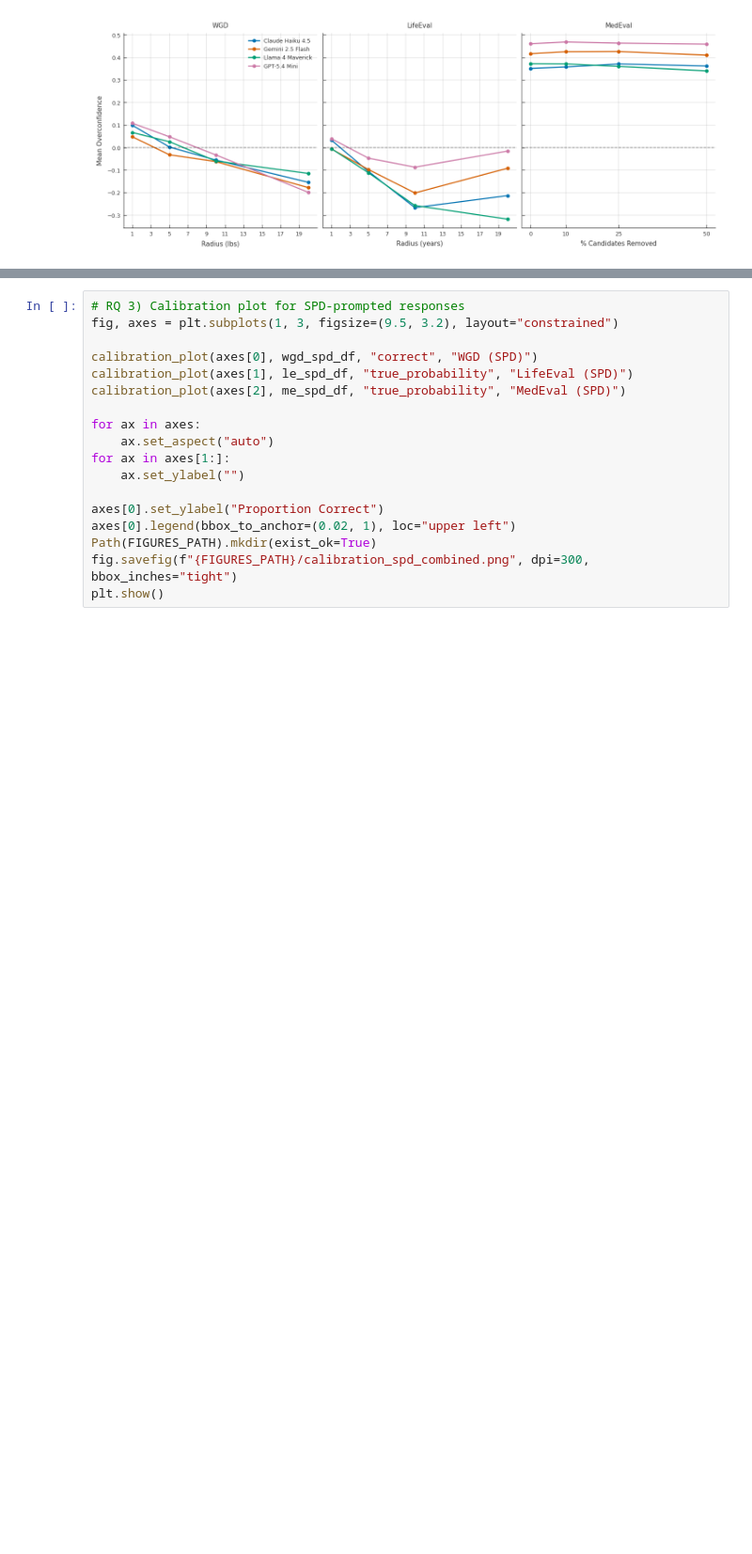
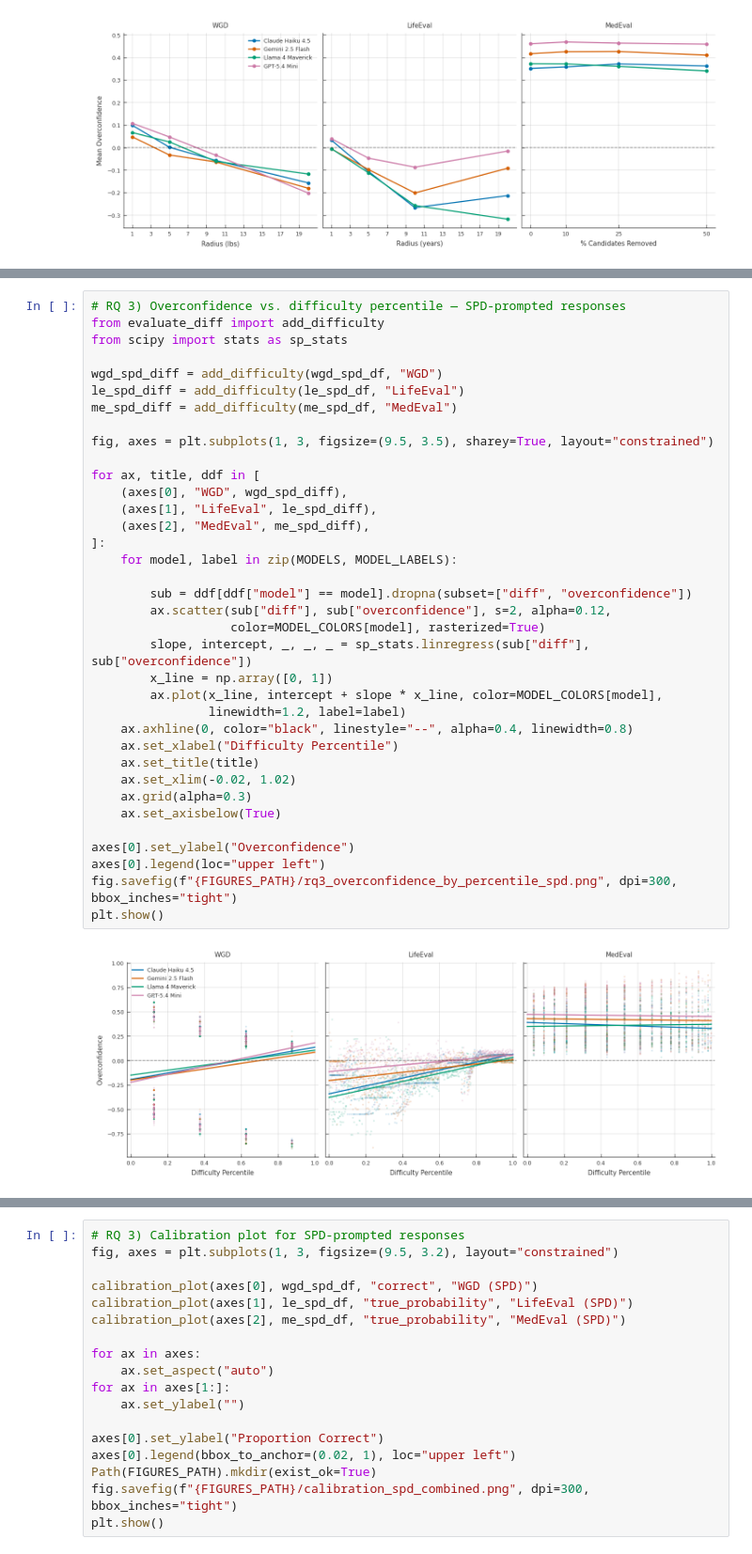
Before and after one commit to NoamMichael/BayesEval, a Jupyter notebook: analysis/analysis.ipynb, the cells around one changed output, grey strips where cells are left out. Shown at 94% size. Cells and saved outputs as stored; diff of their text form; blank space fills up the shorter version.

```diff
--- a/analysis/analysis.ipynb
+++ b/analysis/analysis.ipynb
@@ -684,3 +727,41 @@ plt.show()
+# %%
+# RQ 3) Overconfidence vs. difficulty percentile — SPD-prompted responses
+from evaluate_diff import add_difficulty
+from scipy import stats as sp_stats
+
+wgd_spd_diff = add_difficulty(wgd_spd_df, "WGD")
+le_spd_diff = add_difficulty(le_spd_df, "LifeEval")
+me_spd_diff = add_difficulty(me_spd_df, "MedEval")
+
+fig, axes = plt.subplots(1, 3, figsize=(9.5, 3.5), sharey=True, layout="constrained")
+
+for ax, title, ddf in [
+    (axes[0], "WGD", wgd_spd_diff),
+    (axes[1], "LifeEval", le_spd_diff),
+    (axes[2], "MedEval", me_spd_diff),
+]:
+    for model, label in zip(MODELS, MODEL_LABELS):
+
+        sub = ddf[ddf["model"] == model].dropna(subset=["diff", "overconfidence"])
+        ax.scatter(sub["diff"], sub["overconfidence"], s=2, alpha=0.12,
+                   color=MODEL_COLORS[model], rasterized=True)
+        slope, intercept, _, _, _ = sp_stats.linregress(sub["diff"], sub["overconfidence"])
+        x_line = np.array([0, 1])
+        ax.plot(x_line, intercept + slope * x_line, color=MODEL_COLORS[model],
+                linewidth=1.2, label=label)
+    ax.axhline(0, color="black", linestyle="--", alpha=0.4, linewidth=0.8)
+    ax.set_xlabel("Difficulty Percentile")
+    ax.set_title(title)
+    ax.set_xlim(-0.02, 1.02)
+    ax.grid(alpha=0.3)
+    ax.set_axisbelow(True)
+
+axes[0].set_ylabel("Overconfidence")
+axes[0].legend(loc="upper left")
+fig.savefig(f"{FIGURES_PATH}/rq3_overconfidence_by_percentile_spd.png", dpi=300, bbox_inches="tight")
+plt.show()
+# %% [output]
+[figure, added]
 # %%
 rq3_df.groupby("Domain").ECE.mean()
 # %% [output]
```
Also changed, not shown: parts of 12 cells of this notebook, 13 other files.
